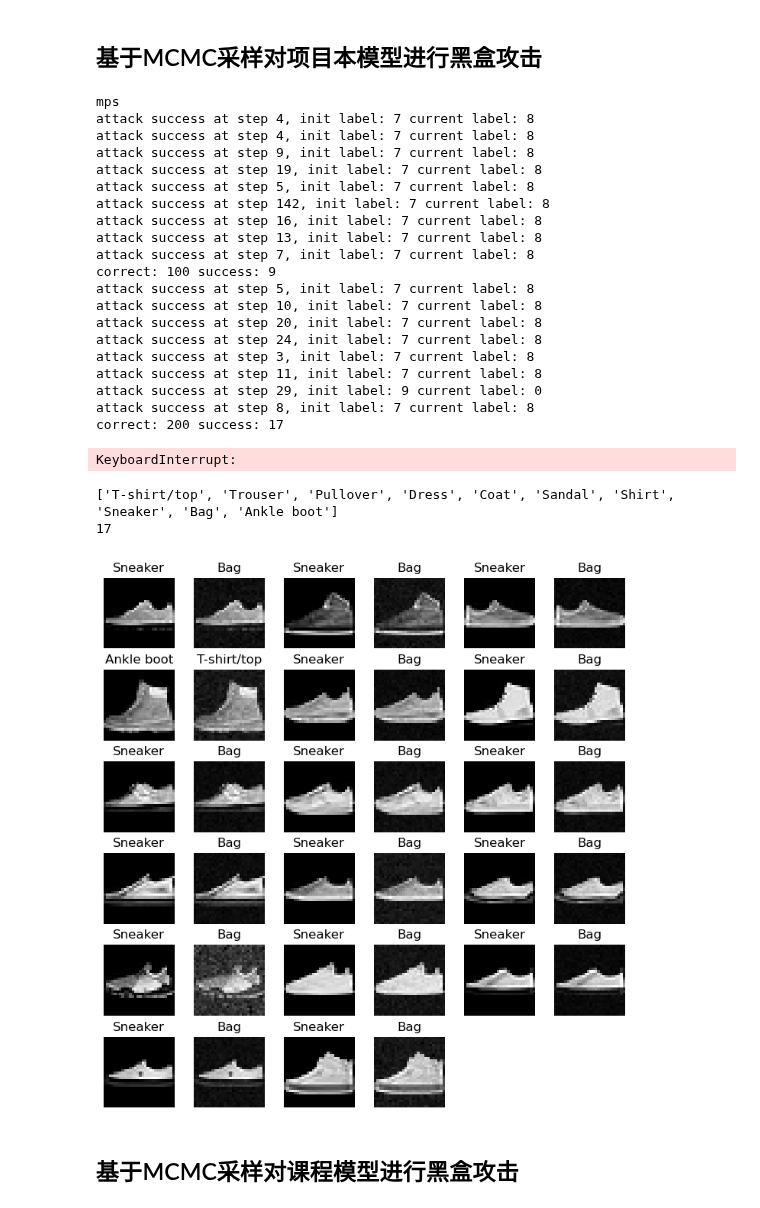
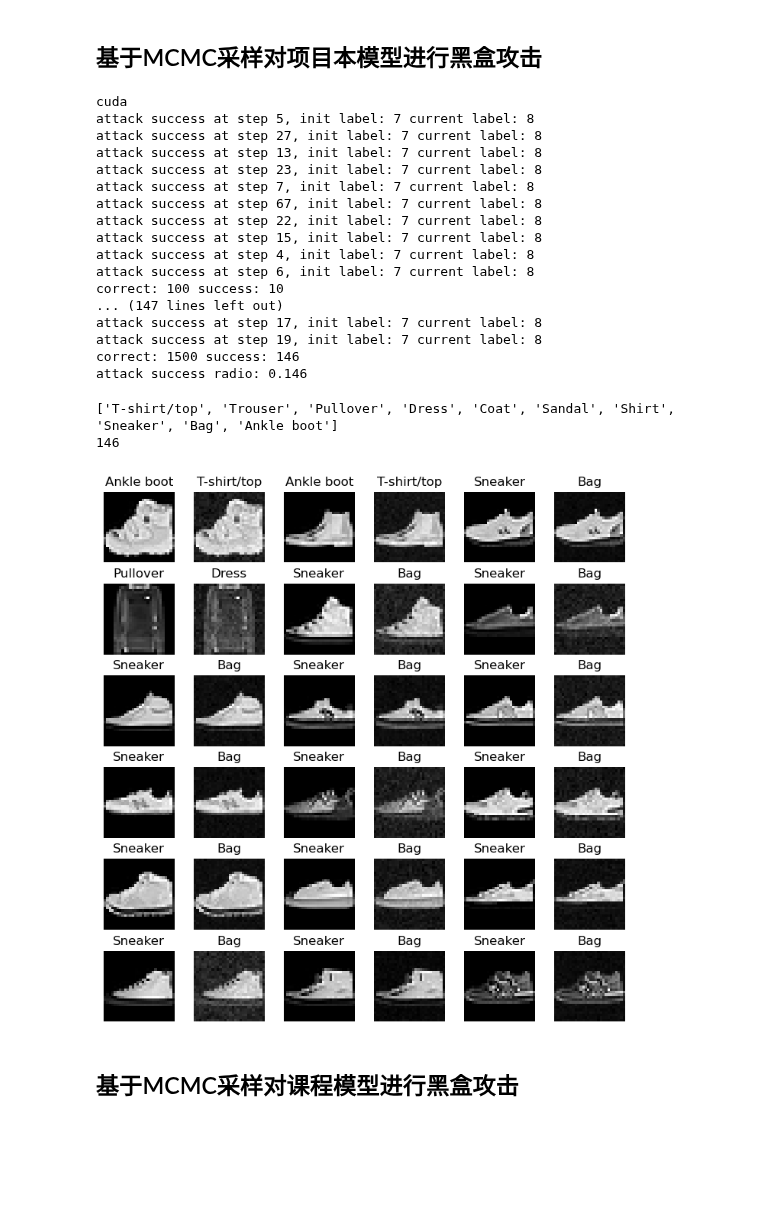
Before and after one commit to AkexStar/LiGe-DeepLearning-PKUCourse, a Jupyter notebook: homework-2/code/black-attack.ipynb, the cells around one changed output. Saved outputs shown, nothing was run; the diff lists cells and outputs as text; code cells hidden in the pictures; blank space fills up the shorter version.

```diff
--- a/homework-2/code/black-attack.ipynb
+++ b/homework-2/code/black-attack.ipynb
@@ -277,7 +277,7 @@ import random
 import pickle
 import datetime
 
-def attack_mcmc(data, target, model, device, max_step = 500, std = 0.03, thres_d = 0.05):
+def attack_mcmc(data, target, model, device, max_step = 200, std = 0.02, thres_d = 0.05):
     attack_target = (target + 1) % 10
     for i in range(max_step):
         # transition
@@ -305,7 +305,7 @@ transform_test = transforms.Compose([
     ])
 # 加载测试集
 test_data = torchvision.datasets.FashionMNIST(root='../data', train=False, download=True, transform=transform_test)
-test_loader = torch.utils.data.DataLoader(test_data, batch_size=1, shuffle=False)
+test_loader = torch.utils.data.DataLoader(test_data, batch_size=1, shuffle=True, num_workers=8)
 
 # 设置加速
 device = torch.device("cuda" if torch.cuda.is_available() else "mps")
@@ -330,8 +330,8 @@ for (img, label) in test_loader:
     if init_pred.item() != label.item():
         continue
     correct = correct + 1
-    # if correct > 1000:
-        # break
+    if correct > 1500:
+        break
     res, attack_img = attack_mcmc(img, label, model, device, max_step=300, std=0.02, thres_d=0.05)
     if res:
         adv_examples.append((img.cpu().detach().numpy().squeeze(), attack_img.cpu().detach().numpy().squeeze(), label.item()))
@@ -339,32 +339,28 @@ for (img, label) in test_loader:
     if correct % 100 == 0:
         print(f"correct: {correct} success: {success_num}")
 # 输出攻击成功率
-print(f"attack success radio: {success_num / 1000}")
+print(f"attack success radio: {success_num / 1500}")
 current_time = datetime.datetime.now()
 with open(f"../attack_data/ResNet-black-MCMC-{current_time.strftime('%H-%M')}.pkl", 'wb') as f:
     pickle.dump(adv_examples, f)
 # %% [output]
-mps
+cuda
+attack success at step 5, init label: 7 current label: 8
+attack success at step 27, init label: 7 current label: 8
+attack success at step 13, init label: 7 current label: 8
+attack success at step 23, init label: 7 current label: 8
+attack success at step 7, init label: 7 current label: 8
+attack success at step 67, init label: 7 current label: 8
+attack success at step 22, init label: 7 current label: 8
+attack success at step 15, init label: 7 current label: 8
 attack success at step 4, init label: 7 current label: 8
-attack success at step 4, init label: 7 current label: 8
-attack success at step 9, init label: 7 current label: 8
+attack success at step 6, init label: 7 current label: 8
+correct: 100 success: 10
+... (147 lines left out)
+attack success at step 17, init label: 7 current label: 8
 attack success at step 19, init label: 7 current label: 8
-attack success at step 5, init label: 7 current label: 8
-attack success at step 142, init label: 7 current label: 8
-attack success at step 16, init label: 7 current label: 8
-attack success at step 13, init label: 7 current label: 8
-attack success at step 7, init label: 7 current label: 8
-correct: 100 success: 9
-attack success at step 5, init label: 7 current label: 8
-attack success at step 10, init label: 7 current label: 8
-attack success at step 20, init label: 7 current label: 8
-attack success at step 24, init label: 7 current label: 8
-attack success at step 3, init label: 7 current label: 8
-attack success at step 11, init label: 7 current label: 8
-attack success at step 29, init label: 9 current label: 0
-attack success at step 8, init label: 7 current label: 8
-correct: 200 success: 17
+correct: 1500 success: 146
+attack success radio: 0.146
-KeyboardInterrupt:
 # %%
 import matplotlib.pyplot as plt
 import torchvision.transforms as transforms
@@ -382,39 +378,39 @@ class_names = list(test_data.classes)
 print(class_names)
 
 adv_examples = []
-with open(f"../attack_data/ResNet-black-MCMC-22-43.pkl", 'rb') as f:
+with open(f"../attack_data/ResNet-black-MCMC-17-30.pkl", 'rb') as f:
     adv_examples = pickle.load(f)
 print(len(adv_examples))
-random.seed(2023)
+random.seed(1919)
 random.shuffle(adv_examples)
 
 torch.manual_seed(2023)
 fig = plt.figure(figsize=(9, 9))
 rows, cols = 6, 6
 cnt = 1
 for i, (data, perturbed_data, target) in enumerate(adv_examples):
     if cnt > rows * cols:
         break
     random_idx = target
     fig.add_subplot(rows, cols, cnt)
     plt.imshow(data, cmap="gray")
     plt.title(class_names[random_idx])
     plt.axis(False)
     # plt.imsave(f'../images/White-N{cnt // 2}-Original-{random_idx}-{class_names[random_idx]}.png', data.cpu().detach().numpy().squeeze())
     cnt += 1
 
     fig.add_subplot(rows, cols, cnt)
     plt.imshow(perturbed_data, cmap="gray")
     attack_target = (random_idx + 1) % 10
     plt.title(class_names[attack_target])
     plt.axis(False)
     # plt.imsave(f'../images/White-N{(cnt-1) // 2}-Perturbed-{attack_target}-{class_names[attack_target]}.png', perturbed_data.cpu().detach().numpy().squeeze())
     cnt += 1
 fig.subplots_adjust(hspace=0.3, wspace=0.1)
 # %% [output]
 ['T-shirt/top', 'Trouser', 'Pullover', 'Dress', 'Coat', 'Sandal', 'Shirt', 'Sneaker', 'Bag', 'Ankle boot']
-17
+146
-[figure, old version]
+[figure, new version]
 # %% [markdown]
 ## 基于MCMC采样对课程模型进行黑盒攻击
 # %%
```
Also changed, not shown: 28 other files.
